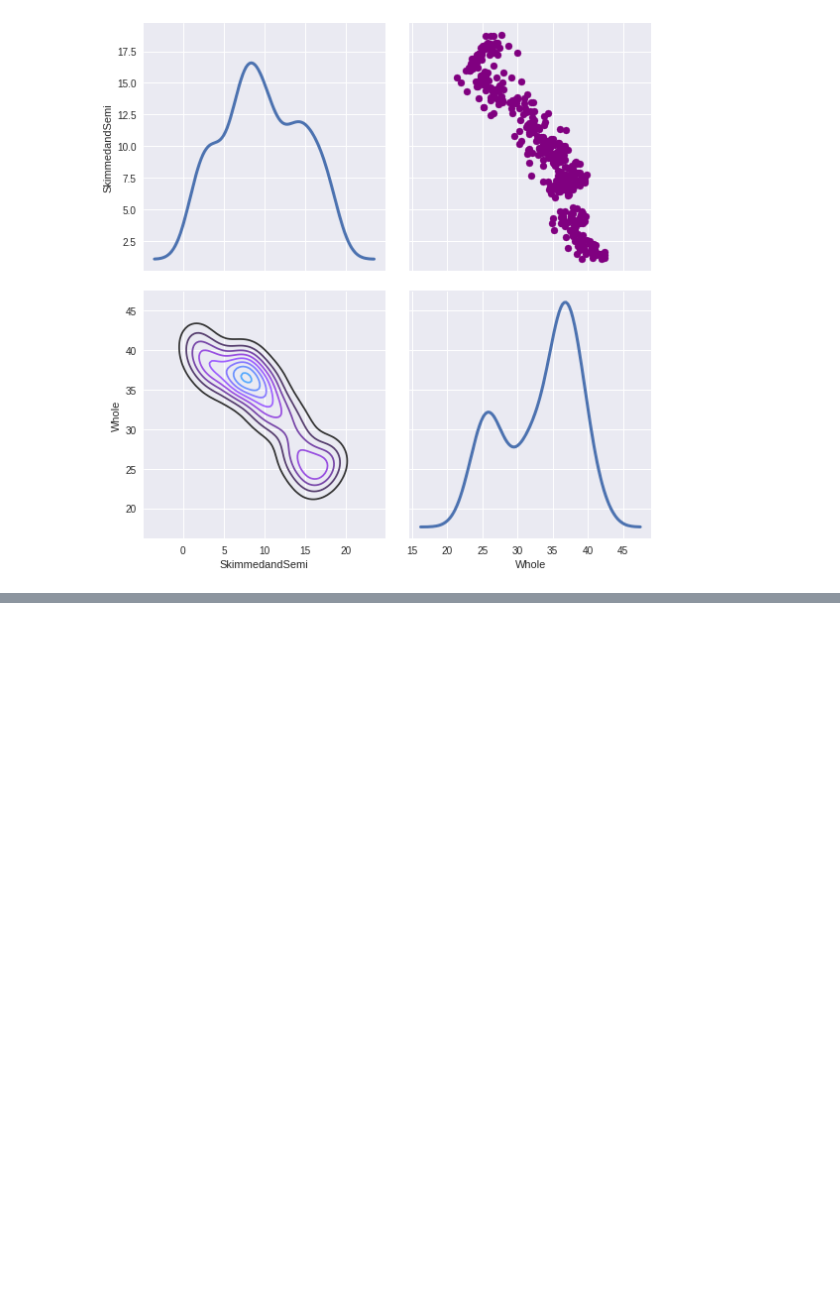
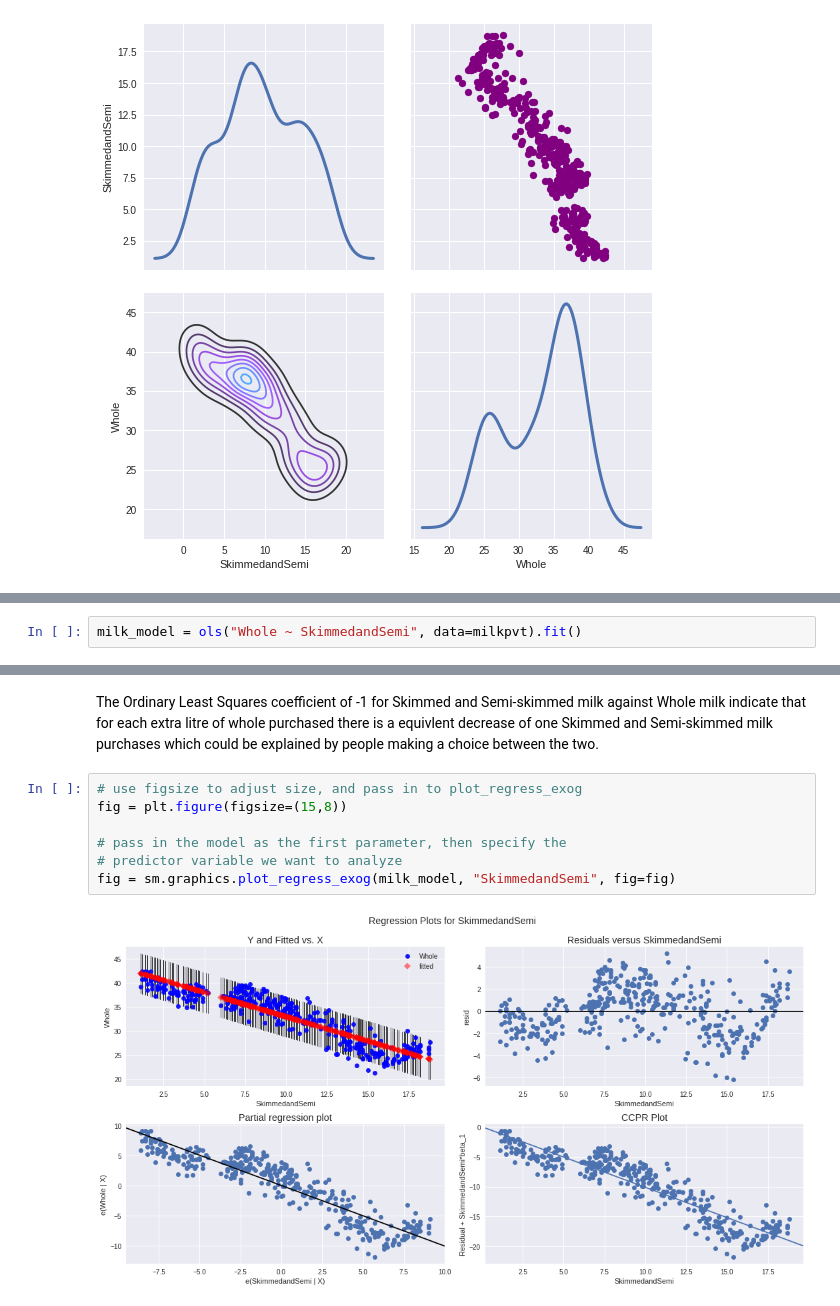
Before and after one commit to Ddscully/Irish-Milk-Sales, a Jupyter notebook: Milk_Sales.ipynb, the cells around one changed output, grey strips where cells are left out. Drawn from its saved outputs; the diff is of its cells as text; blank space fills up the shorter version.

```diff
--- a/Milk_Sales.ipynb
+++ b/Milk_Sales.ipynb
@@ -163,0 +154,2 @@ sns.kdeplot(milkpvt['1985':].SkimmedandSemi, milkpvt['1985':].Whole, cmap='cool_
+# %%
+milk_model = ols("Whole ~ SkimmedandSemi", data=milkpvt).fit()
@@ -163,0 +180,11 @@ sns.kdeplot(milkpvt['1985':].SkimmedandSemi, milkpvt['1985':].Whole, cmap='cool_
+# %% [markdown]
+The Ordinary Least Squares coefficient of -1 for Skimmed and Semi-skimmed milk against Whole milk indicate that for each extra litre of whole purchased there is a equivlent decrease of one Skimmed and Semi-skimmed milk purchases which could be explained by people making a choice between the two.
+# %%
+# use figsize to adjust size, and pass in to plot_regress_exog
+fig = plt.figure(figsize=(15,8))
+
+# pass in the model as the first parameter, then specify the
+# predictor variable we want to analyze
+fig = sm.graphics.plot_regress_exog(milk_model, "SkimmedandSemi", fig=fig)
+# %% [output]
+[figure, added]
```
Also changed, not shown: parts of 24 cells of this notebook.
